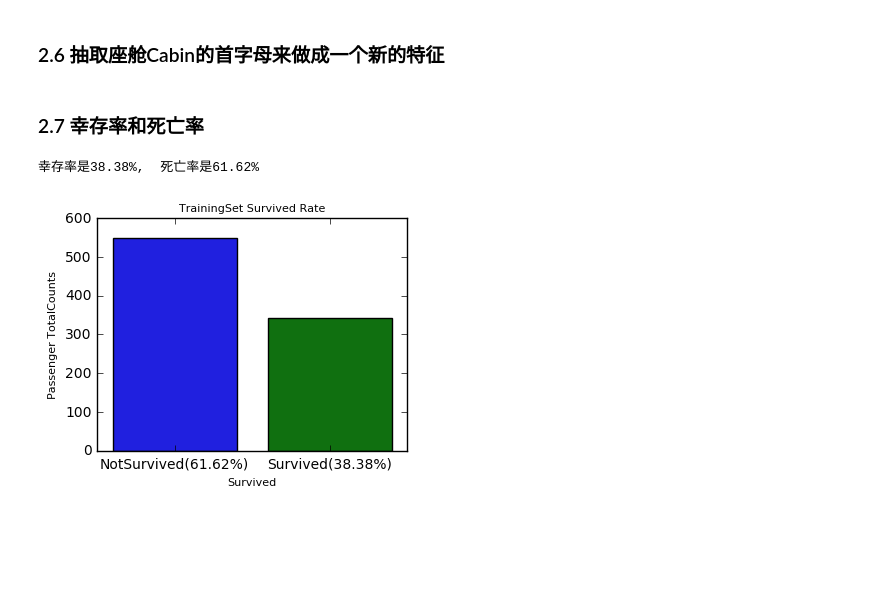
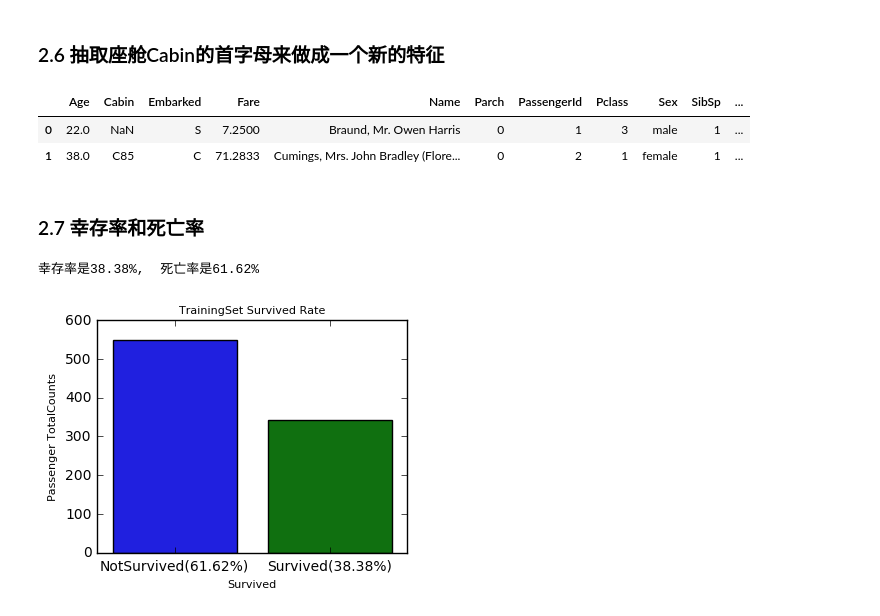
Before and after one commit to Yazooliu/Kaggle, a Jupyter notebook: taitannike/o_main_rewrite_titanic_Advanced FeatureEngineeringTutorial.ipynb, the cells around one changed output. Cells and saved outputs as stored; diff of their text form; code cells hidden in the pictures; blank space fills up the shorter version.

```diff
--- a/taitannike/o_main_rewrite_titanic_Advanced FeatureEngineeringTutorial.ipynb
+++ b/taitannike/o_main_rewrite_titanic_Advanced FeatureEngineeringTutorial.ipynb
@@ -134,4 +139,10 @@ df_all['Deck'] = df_all['Deck'].replace(['F','G'],'FG')
 #df_all['Deck'].value_counts()
+# %%
+df_all.head(2)
+# %% [output]
+|  | Age | Cabin | Embarked | Fare | Name | Parch | PassengerId | Pclass | Sex | SibSp | ... |
+| 0 | 22.0 | NaN | S | 7.2500 | Braund, Mr. Owen Harris | 0 | 1 | 3 | male | 1 | ... |
+| 1 | 38.0 | C85 | C | 71.2833 | Cumings, Mrs. John Bradley (Flore... | 0 | 2 | 1 | female | 1 | ... |
 # %% [markdown]
 ### 2.7 幸存率和死亡率
 # %%
```
Also changed, not shown: parts of 40 cells of this notebook, 7 other files.
